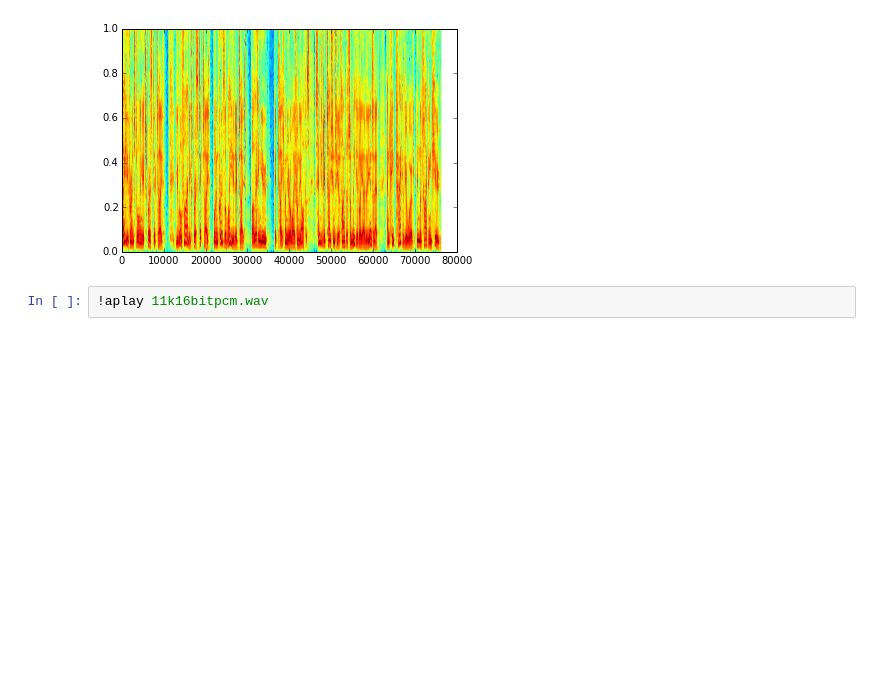
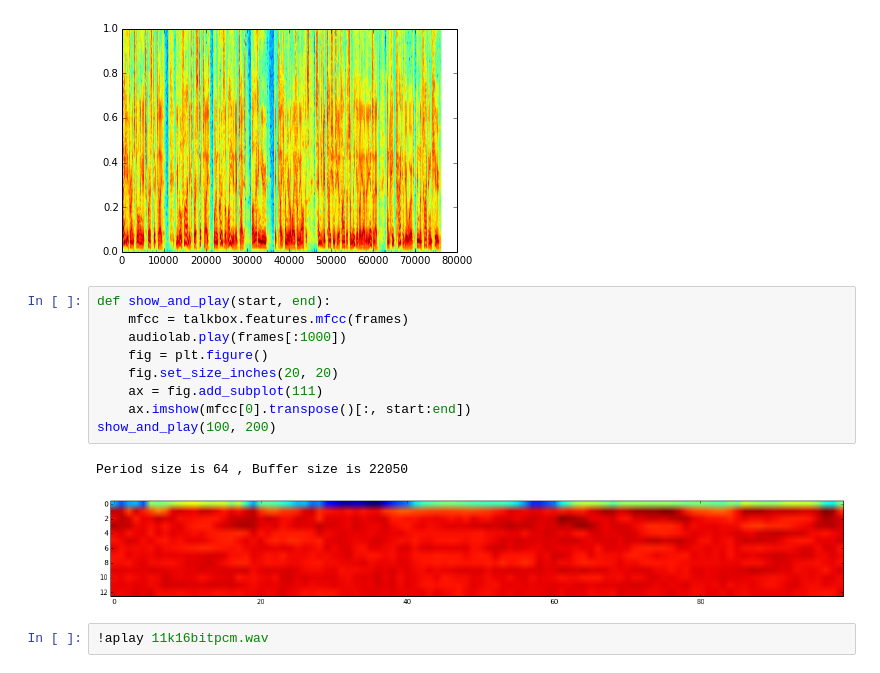
Before and after one commit to srush/peoplesounds, a Jupyter notebook: notebooks/SoundStart.ipynb, the cells around one changed output. Cells and saved outputs as stored; diff of their text form; blank space fills up the shorter version.

```diff
--- a/notebooks/SoundStart.ipynb
+++ b/notebooks/SoundStart.ipynb
@@ -35,6 +49,18 @@ plt.plot(frames)
 a = plt.specgram(frames)
 # %% [output]
 [figure]
+# %%
+def show_and_play(start, end):
+    mfcc = talkbox.features.mfcc(frames)
+    audiolab.play(frames[:1000])
+    fig = plt.figure()
+    fig.set_size_inches(20, 20)
+    ax = fig.add_subplot(111)
+    ax.imshow(mfcc[0].transpose()[:, start:end])
+show_and_play(100, 200)
+# %% [output]
+Period size is 64 , Buffer size is 22050
+[figure, added]
 # %%
 !aplay 11k16bitpcm.wav
 # %% [output]
```
Also changed, not shown: parts of 5 cells of this notebook, 4 other files.
